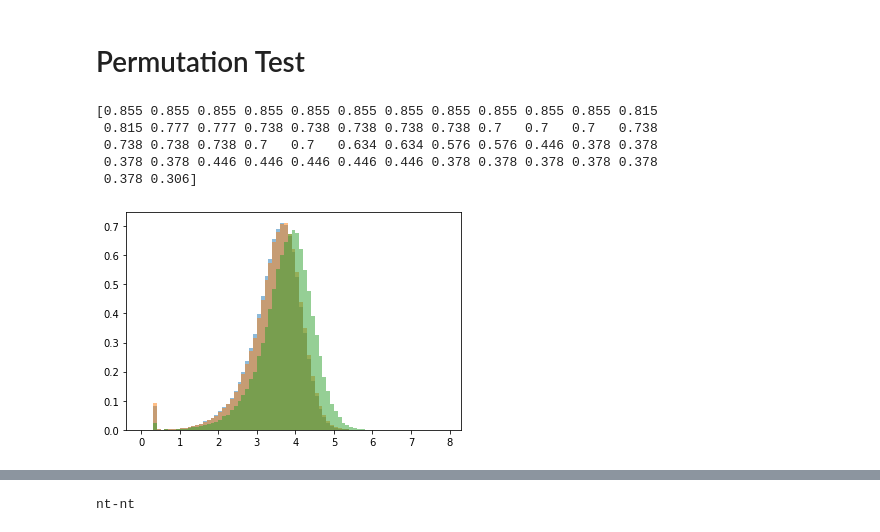
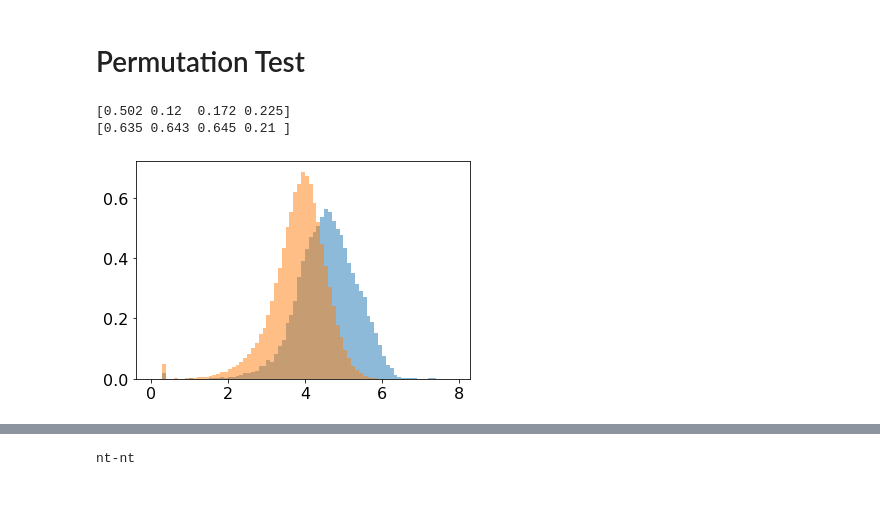
Before and after one commit to kpaskov/SibpairLinkage, a Jupyter notebook: analysis/Experimenting-With-Stats.ipynb, the cells around one changed output, grey strips where cells are left out. Drawn from its saved outputs; the diff is of its cells as text; code cells hidden in the pictures; blank space fills up the shorter version.

```diff
--- a/analysis/Experimenting-With-Stats.ipynb
+++ b/analysis/Experimenting-With-Stats.ipynb
@@ -15,63 +15,66 @@ import scipy.sparse as sparse
 # %% [markdown]
 # Permutation Test
 # %%
-permutation_results = '../permutation_tests/spark.3'
+
+permutation_results = '../permutation_tests/spark.0'
 chroms0 = np.load('%s.chroms.npy' % permutation_results)
 intervals0 = np.load('%s.intervals.npy' % permutation_results)
 z0 = np.load('%s.npy' % permutation_results)[:, 2]
 z0_mat = np.load('%s.npy' % permutation_results)[:, 0]
 z0_pat = np.load('%s.npy' % permutation_results)[:, 1]
+z0_cross = np.load('%s.npy' % permutation_results)[:, 3]
 
-permutation_results = '../permutation_tests/ihart.1'
+permutation_results = '../permutation_tests/spark.1.flip'
 chroms1 = np.load('%s.chroms.npy' % permutation_results)
 intervals1 = np.load('%s.intervals.npy' % permutation_results)
 z1 = np.load('%s.npy' % permutation_results)[:, 2]
 z1_mat = np.load('%s.npy' % permutation_results)[:, 0]
 z1_pat = np.load('%s.npy' % permutation_results)[:, 1]
+#z1_cross = np.load('%s.npy' % permutation_results)[:, 3]
 
-permutation_results = '../permutation_tests/spark.1.flip'
-chroms3 = np.load('%s.chroms.npy' % permutation_results)
-intervals3 = np.load('%s.intervals.npy' % permutation_results)
-z3 = np.load('%s.npy' % permutation_results)[:, 2]
-z3_mat = np.load('%s.npy' % permutation_results)[:, 0]
-z3_pat = np.load('%s.npy' % permutation_results)[:, 1]
+#permutation_results = '../permutation_tests/spark.1.flip'
+#chroms3 = np.load('%s.chroms.npy' % permutation_results)
+#intervals3 = np.load('%s.intervals.npy' % permutation_results)
+#z3 = np.load('%s.npy' % permutation_results)[:, 2]
+#z3_mat = np.load('%s.npy' % permutation_results)[:, 0]
+#z3_pat = np.load('%s.npy' % permutation_results)[:, 1]
 
-permutation_results = '../permutation_tests/spark.2'
+permutation_results = '../permutation_tests/spark.2.2'
 chroms2 = np.load('%s.chroms.npy' % permutation_results)
 intervals2 = np.load('%s.intervals.npy' % permutation_results)
 z2 = np.load('%s.npy' % permutation_results)[:, 2]
 z2_mat = np.load('%s.npy' % permutation_results)[:, 0]
 z2_pat = np.load('%s.npy' % permutation_results)[:, 1]
+z2_cross = np.load('%s.npy' % permutation_results)[:, 3]
+#permutation_results = '../permutation_tests/ihart.2.flip'
+#chroms4 = np.load('%s.chroms.npy' % permutation_results)
+#intervals4 = np.load('%s.intervals.npy' % permutation_results)
+#z4 = np.load('%s.npy' % permutation_results)[:, 2]
+#z4_mat = np.load('%s.npy' % permutation_results)[:, 0]
+#z4_pat = np.load('%s.npy' % permutation_results)[:, 1]
 
-permutation_results = '../permutation_tests/ihart.2.flip'
-chroms4 = np.load('%s.chroms.npy' % permutation_results)
-intervals4 = np.load('%s.intervals.npy' % permutation_results)
-z4 = np.load('%s.npy' % permutation_results)[:, 2]
-z4_mat = np.load('%s.npy' % permutation_results)[:, 0]
-z4_pat = np.load('%s.npy' % permutation_results)[:, 1]
+# pat
+permutation_results = '../permutation_tests/ancestry.chr8.72897465-73361654.2'
+z_anc = np.load('%s.npy' % permutation_results)
+print(np.min(z_anc, axis=0))
 
-permutation_results = '../permutation_tests/ancestry.chr17.5426749-7978790.3'
-#permutation_results = '../permutation_tests/spark.chr10.2'
-#permutation_results = '../permutation_tests/ihart.chip.chr17.5426749-7978790.2'
-#permutation_results = '../permutation_tests/spark.chr8.71897465-74361654.2'
-z_anc = np.load('%s.npy' % permutation_results)[:, 0]
-print(z_anc)
+# mat
+permutation_results = '../permutation_tests/ancestry.chr17.6426749-6978790.2'
+z_anc = np.load('%s.npy' % permutation_results)
+print(np.min(z_anc, axis=0))
 # %% [output]
-[0.855 0.855 0.855 0.855 0.855 0.855 0.855 0.855 0.855 0.855 0.855 0.815
- 0.815 0.777 0.777 0.738 0.738 0.738 0.738 0.738 0.7   0.7   0.7   0.738
- 0.738 0.738 0.738 0.7   0.7   0.634 0.634 0.576 0.576 0.446 0.378 0.378
- 0.378 0.378 0.446 0.446 0.446 0.446 0.446 0.378 0.378 0.378 0.378 0.378
- 0.378 0.306]
+[0.502 0.12  0.172 0.225]
+[0.635 0.643 0.645 0.21 ]
 # %%
 plt.hist(np.log10(intervals0[1, :]-intervals0[0, :]),
          bins=np.arange(0, 8, 0.1), alpha=0.5, density=True)
-plt.hist(np.log10(intervals3[1, :]-intervals3[0, :]),
-         bins=np.arange(0, 8, 0.1), alpha=0.5, density=True)
+#plt.hist(np.log10(intervals3[1, :]-intervals3[0, :]),
+#         bins=np.arange(0, 8, 0.1), alpha=0.5, density=True)
 plt.hist(np.log10(intervals2[1, :]-intervals2[0, :]),
          bins=np.arange(0, 8, 0.1), alpha=0.5, density=True)
 plt.show()
 # %% [output]
-[figure, old version]
+[figure, new version]
 # %%
 with open('../data/chrom_lengths38.json', 'r') as f:
     chrom_lengths = json.load(f)
```
Also changed, not shown: parts of 11 cells of this notebook, 8 other files.
